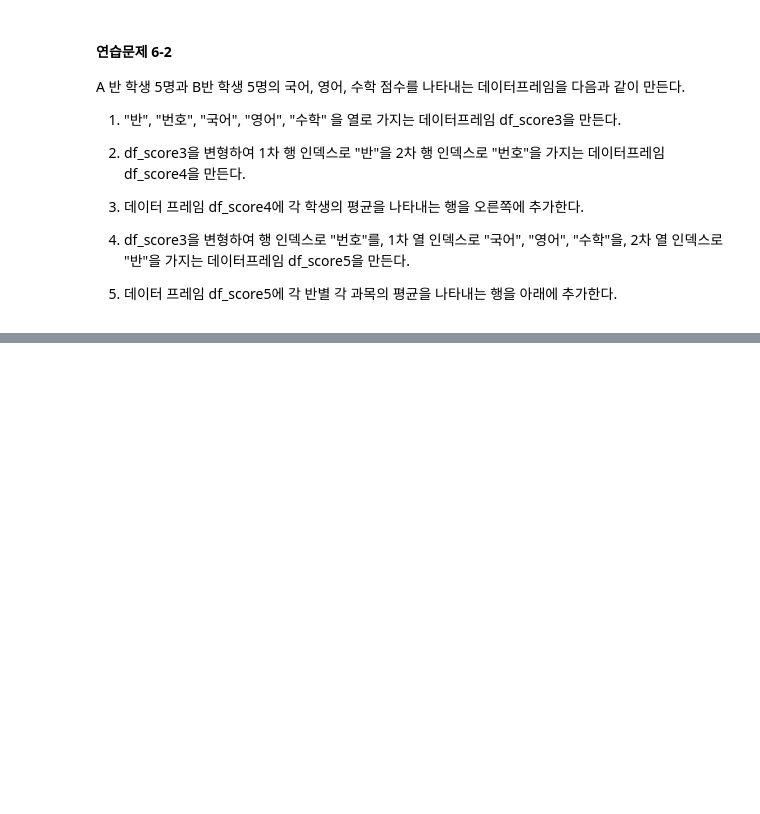
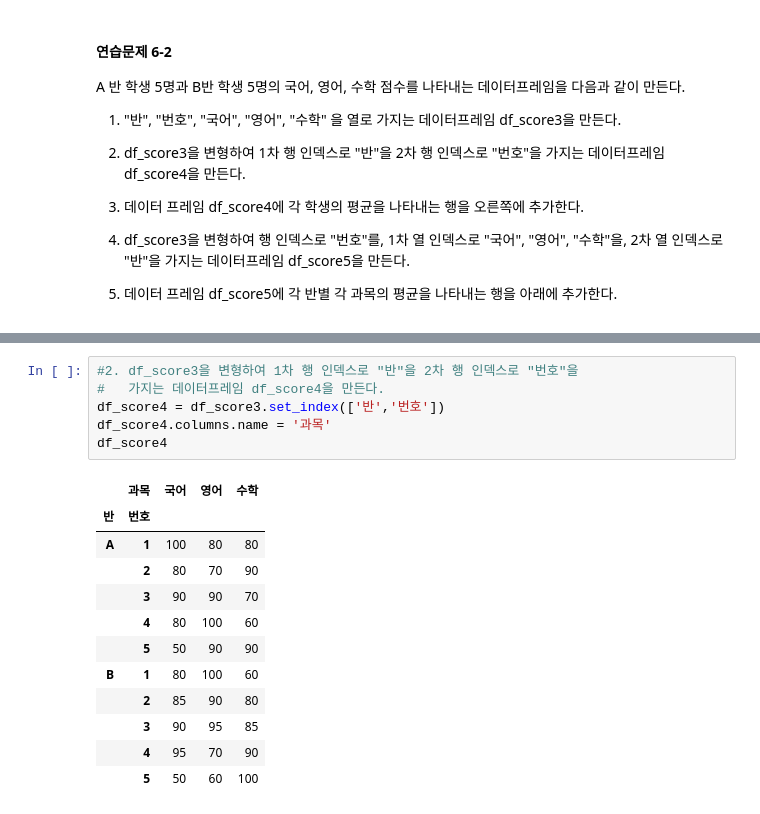
Before and after one commit to ckiekim/Python-Data-Science, a Jupyter notebook: 02_Pandas/pandas02.ipynb, the cells around one changed output, grey strips where cells are left out. Cells and saved outputs as stored; diff of their text form; blank space fills up the shorter version.

```diff
--- a/02_Pandas/pandas02.ipynb
+++ b/02_Pandas/pandas02.ipynb
@@ -874,0 +1018,19 @@ A 반 학생 5명과 B반 학생 5명의 국어, 영어, 수학 점수를 나타
+# %%
+#2. df_score3을 변형하여 1차 행 인덱스로 "반"을 2차 행 인덱스로 "번호"을
+#   가지는 데이터프레임 df_score4을 만든다.
+df_score4 = df_score3.set_index(['반','번호'])
+df_score4.columns.name = '과목'
+df_score4
+# %% [output]
+|  | 과목 | 국어 | 영어 | 수학 |
+| 반 | 번호 |  |  |  |
+| A | 1 | 100 | 80 | 80 |
+|  | 2 | 80 | 70 | 90 |
+|  | 3 | 90 | 90 | 70 |
+|  | 4 | 80 | 100 | 60 |
+|  | 5 | 50 | 90 | 90 |
+| B | 1 | 80 | 100 | 60 |
+|  | 2 | 85 | 90 | 80 |
+|  | 3 | 90 | 95 | 85 |
+|  | 4 | 95 | 70 | 90 |
+|  | 5 | 50 | 60 | 100 |
```
Also changed, not shown: parts of 20 cells of this notebook, 1 other file.
